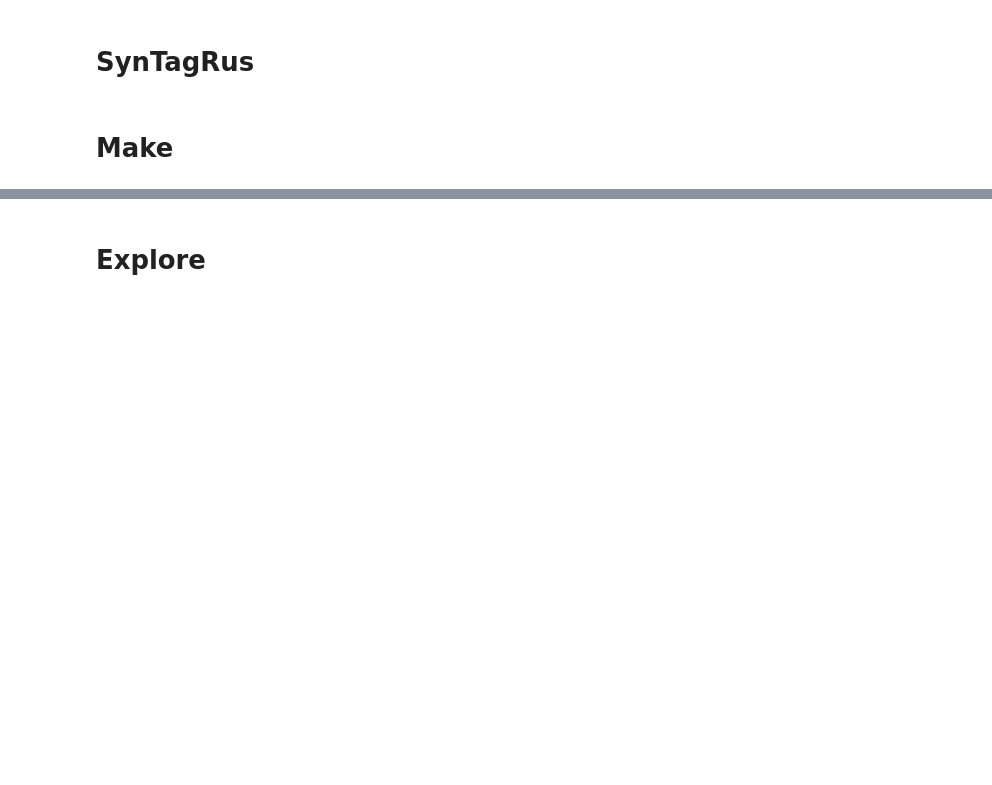
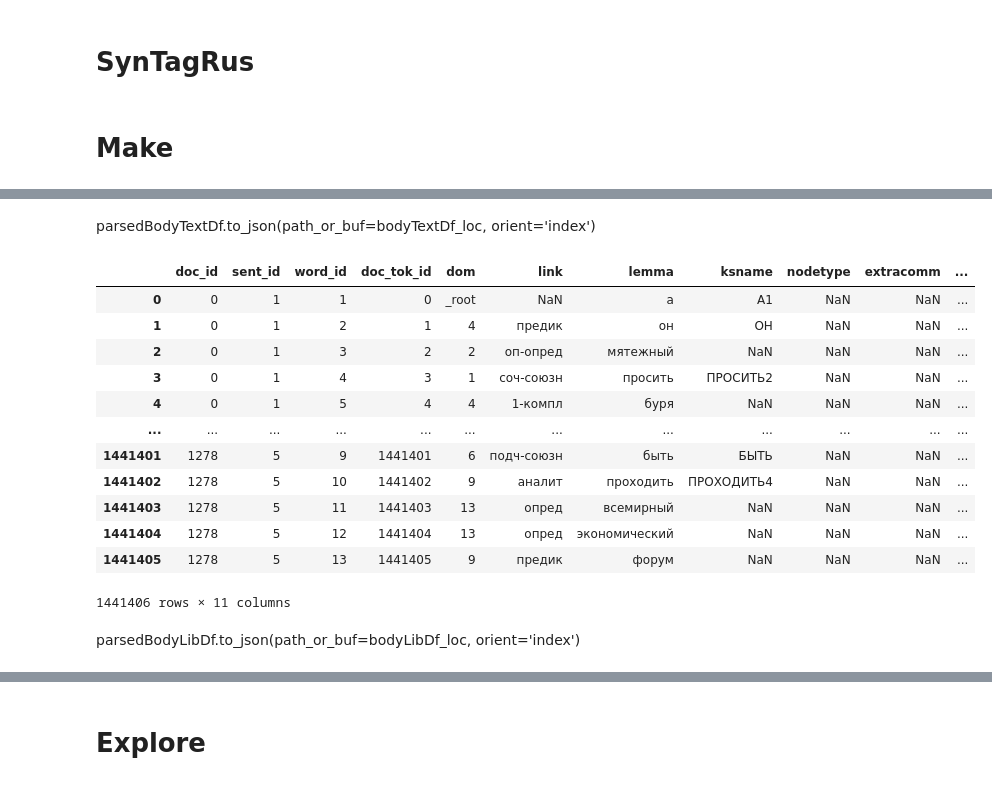
Before and after one commit to kollektivminds/alite, a Jupyter notebook: app/backend/src/alite_backend/sentences/syntagrus_parser.ipynb, the cells around one changed output, grey strips where cells are left out. Saved outputs shown, nothing was run; the diff lists cells and outputs as text; code cells hidden in the pictures; blank space fills up the shorter version.

```diff
--- a/app/backend/src/alite_backend/sentences/syntagrus_parser.ipynb
+++ b/app/backend/src/alite_backend/sentences/syntagrus_parser.ipynb
@@ -328,0 +347,20 @@ parsedInfDict, parsedBodyLibDf, parsedBodyTextDf = parseW_optimized(file_list, f
+# %% [markdown]
+parsedBodyTextDf.to_json(path_or_buf=bodyTextDf_loc, orient='index')
+# %%
+parsedBodyLibDf
+# %% [output]
+|  | doc_id | sent_id | word_id | doc_tok_id | dom | link | lemma | ksname | nodetype | extracomm | ... |
+| 0 | 0 | 1 | 1 | 0 | _root | NaN | а | А1 | NaN | NaN | ... |
+| 1 | 0 | 1 | 2 | 1 | 4 | предик | он | ОН | NaN | NaN | ... |
+| 2 | 0 | 1 | 3 | 2 | 2 | оп-опред | мятежный | NaN | NaN | NaN | ... |
+| 3 | 0 | 1 | 4 | 3 | 1 | соч-союзн | просить | ПРОСИТЬ2 | NaN | NaN | ... |
+| 4 | 0 | 1 | 5 | 4 | 4 | 1-компл | буря | NaN | NaN | NaN | ... |
+| ... | ... | ... | ... | ... | ... | ... | ... | ... | ... | ... | ... |
+| 1441401 | 1278 | 5 | 9 | 1441401 | 6 | подч-союзн | быть | БЫТЬ | NaN | NaN | ... |
+| 1441402 | 1278 | 5 | 10 | 1441402 | 9 | аналит | проходить | ПРОХОДИТЬ4 | NaN | NaN | ... |
+| 1441403 | 1278 | 5 | 11 | 1441403 | 13 | опред | всемирный | NaN | NaN | NaN | ... |
+| 1441404 | 1278 | 5 | 12 | 1441404 | 13 | опред | экономический | NaN | NaN | NaN | ... |
+| 1441405 | 1278 | 5 | 13 | 1441405 | 9 | предик | форум | NaN | NaN | NaN | ... |
+1441406 rows × 11 columns
+# %% [markdown]
+parsedBodyLibDf.to_json(path_or_buf=bodyLibDf_loc, orient='index')
```
Also changed, not shown: parts of 10 cells of this notebook, 15 other files.
